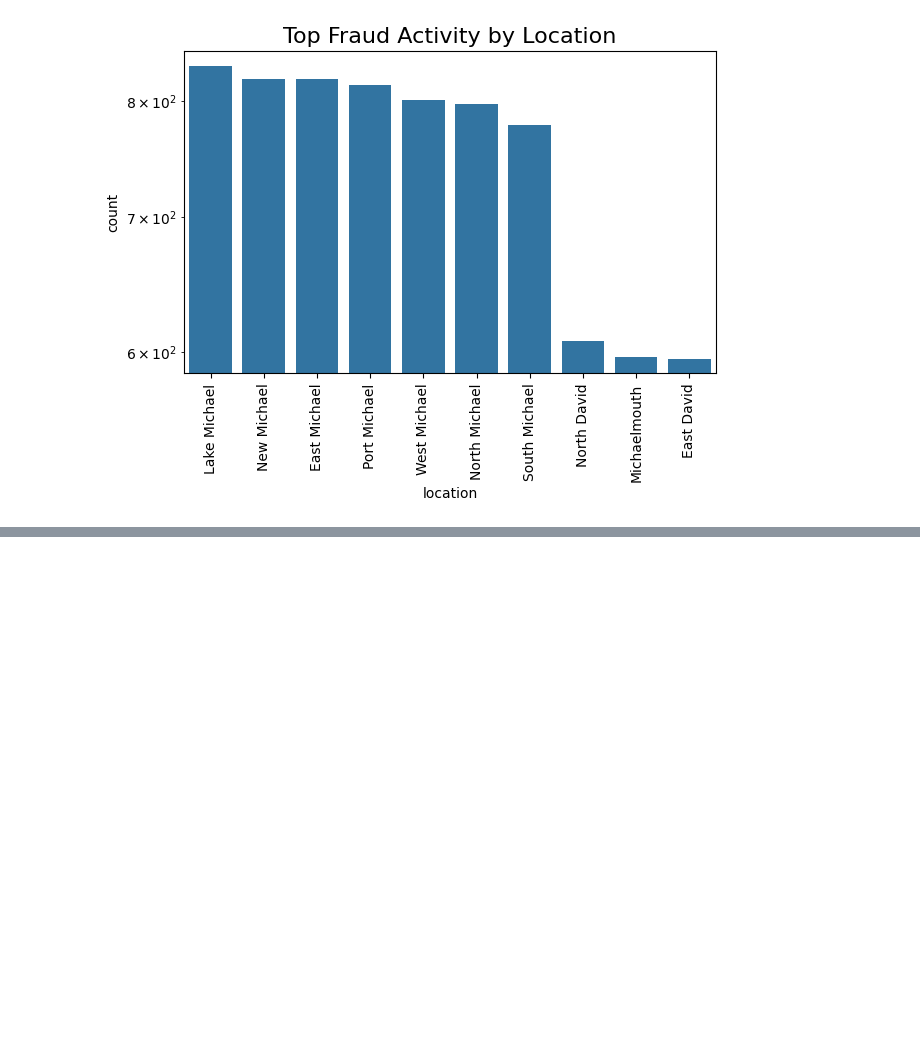
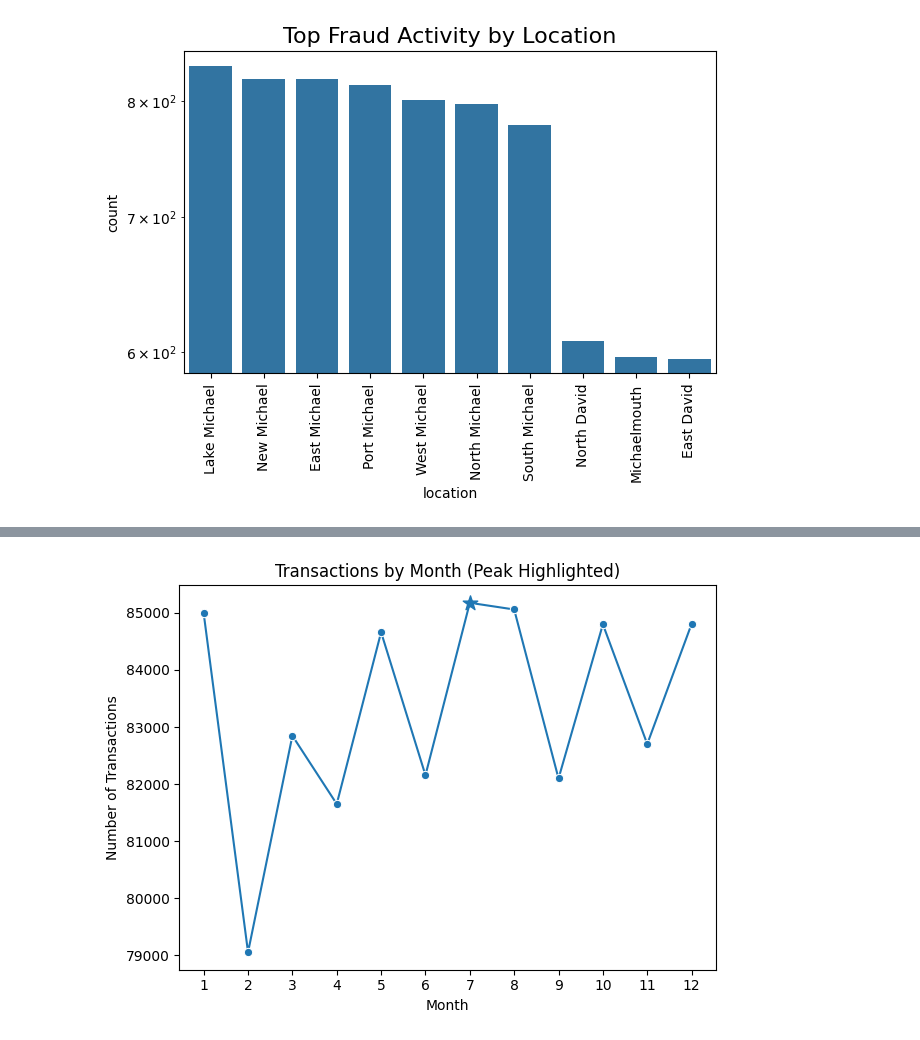
Before and after one commit to aashishraja/fraud-detection-project, a Jupyter notebook: notebooks/eda.ipynb, the cells around one changed output, grey strips where cells are left out. Saved outputs shown, nothing was run; the diff lists cells and outputs as text; code cells hidden in the pictures; blank space fills up the shorter version.

```diff
--- a/notebooks/eda.ipynb
+++ b/notebooks/eda.ipynb
@@ -116,0 +144,37 @@ plt.show()
+# %%
+fraud_by_month = pd.DataFrame({
+    'month': frauddf['timestamp'].dt.month,
+    'is_fraud': frauddf['is_fraud']
+})
+
+
+g = fraud_by_month['month'].value_counts().sort_index()
+peak_month = g.idxmax()
+peak_value = g.max()
+# Main line
+sns.lineplot(x=g.index, y=g.values, marker='o')
+
+# Peak marker (different style)
+plt.scatter(
+    peak_month,
+    peak_value,
+    s=120,          # size
+    marker='*',     # different marker
+    zorder=5
+)
+
+plt.xticks(range(1, 13))
+plt.xlabel("Month")
+plt.ylabel("Number of Transactions")
+plt.title("Transactions by Month (Peak Highlighted)")
+
+plt.annotate(
+    f'Peak: {peak_value}',
+    xy=(peak_month, peak_value),
+    xytext=(peak_month, peak_value + 2000),
+    arrowprops=dict(arrowstyle='->')
+)
+
+plt.show()
+# %% [output]
+[figure, added]
```
Also changed, not shown: parts of 4 cells of this notebook.
